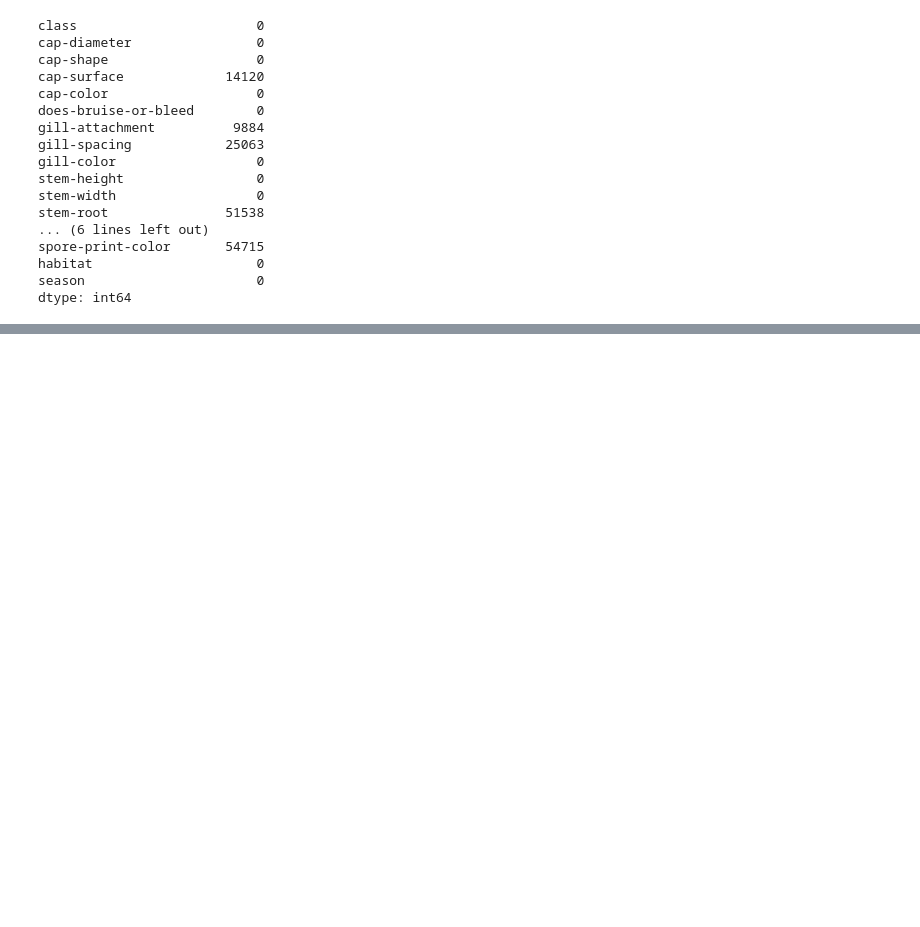
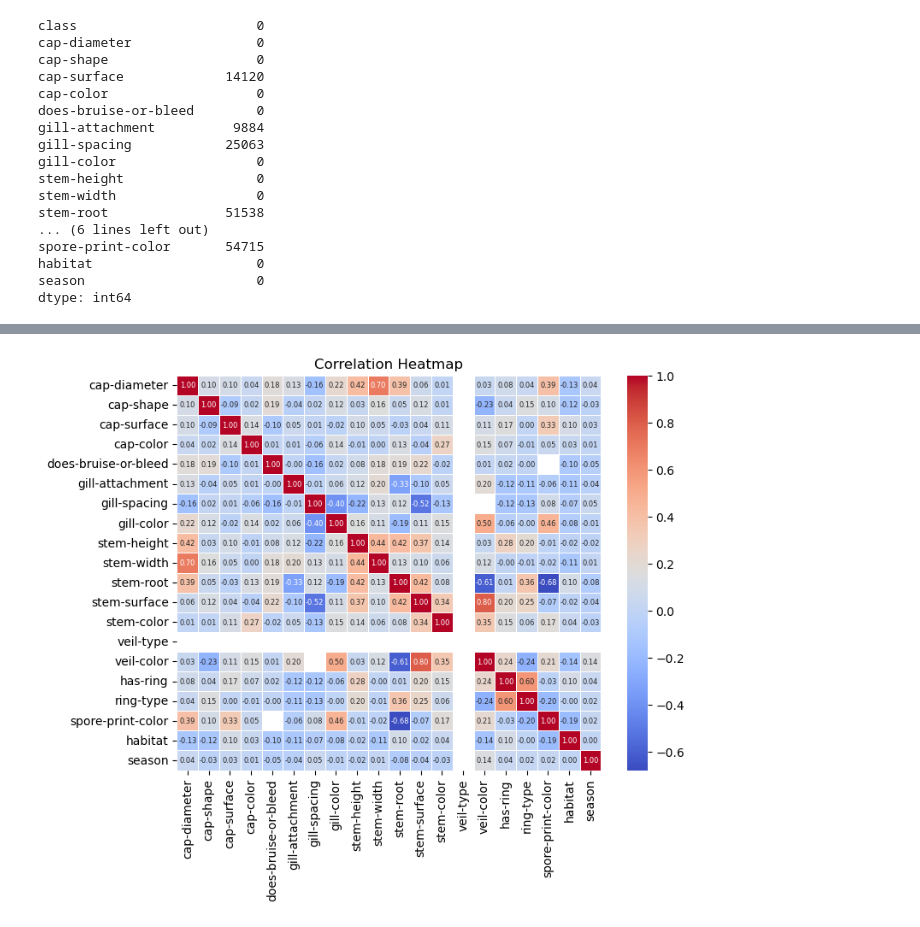
Before and after one commit to dlongert/mushroom_edibility_prediction, a Jupyter notebook: mushroom_dataset.ipynb, the cells around one changed output, grey strips where cells are left out. Saved outputs shown, nothing was run; the diff lists cells and outputs as text; code cells hidden in the pictures; blank space fills up the shorter version.

Commit message:
adding correlation heat map

```diff
--- a/mushroom_dataset.ipynb
+++ b/mushroom_dataset.ipynb
@@ -77,3 +93,12 @@ for col in cols_to_encode:
     mushrooms[col] = le.fit_transform(mushrooms[col])
 
 mushrooms = mushrooms.where(~ mask, np.nan)
+# %%
+# Correlation heatmap of the features
+correlation_matrix = mushrooms.drop('class', axis=1).corr(method = "pearson")
+plt.figure(figsize = (8, 6))
+sns.heatmap(correlation_matrix, annot=True, cmap='coolwarm', fmt='.2f', linewidths=.5, annot_kws={"size": 6})
+plt.title('Correlation Heatmap')
+plt.show()
+# %% [output]
+[figure, added]
```
Also changed, not shown: parts of 8 cells of this notebook.
